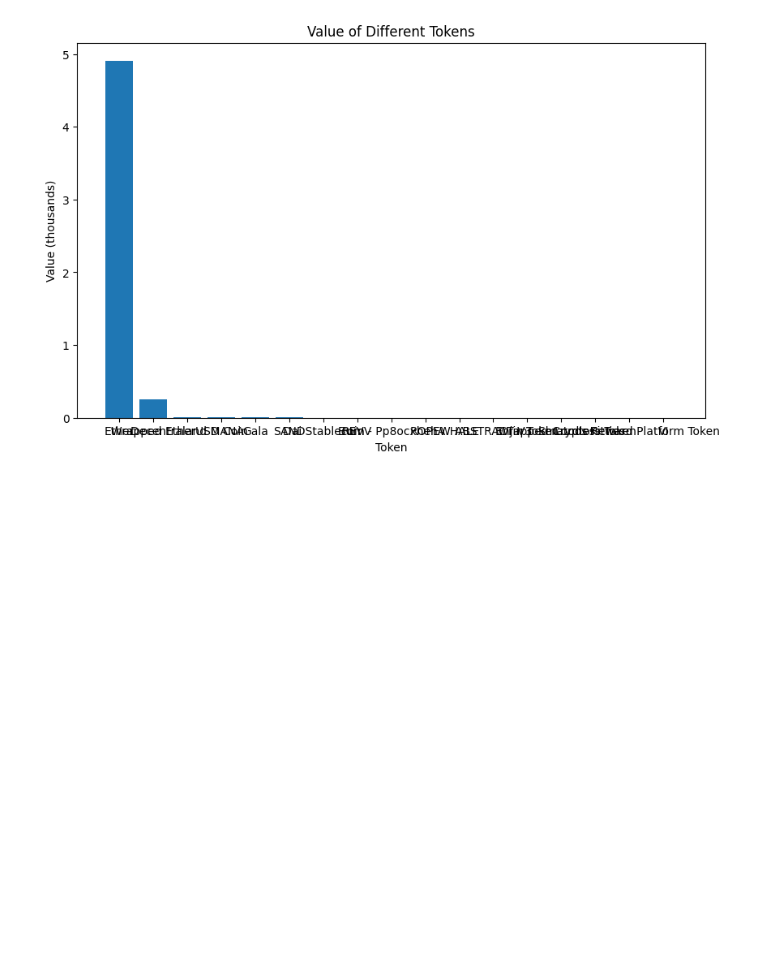
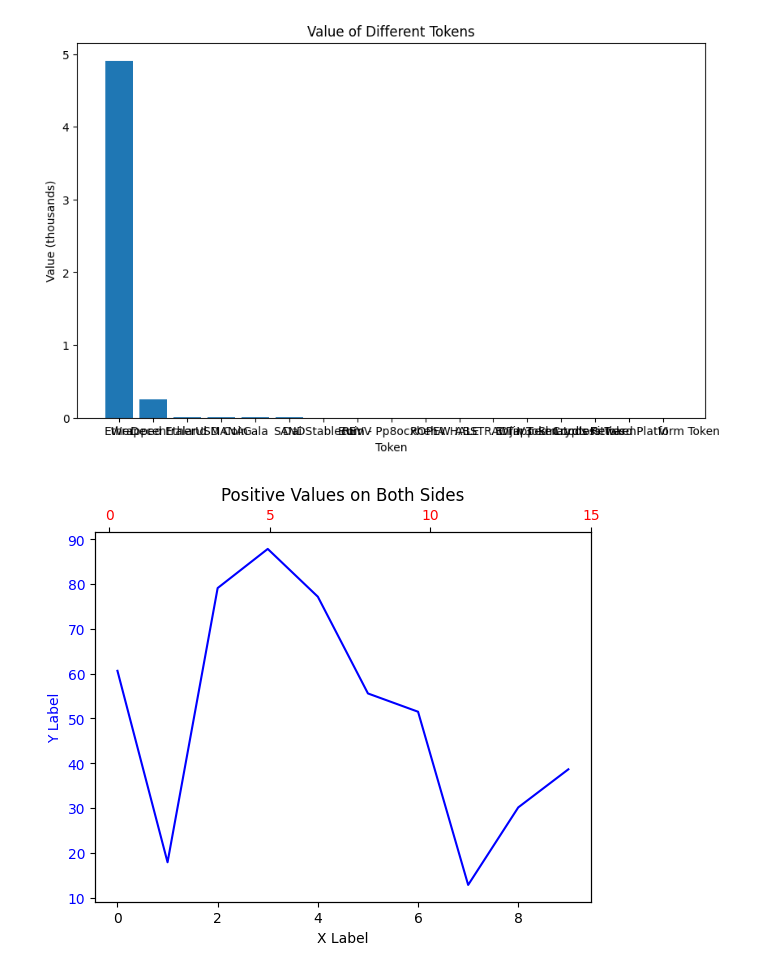
Before and after one commit to datakiptoo/Opensea, a Jupyter notebook: test.ipynb, the cells around one changed output. Cells and saved outputs as stored; diff of their text form; code cells hidden in the pictures; blank space fills up the shorter version.

```diff
--- a/test.ipynb
+++ b/test.ipynb
@@ -397,3 +397,35 @@ ax.set_title('Value of Different Tokens')
 plt.show()
 # %% [output]
 [figure]
+# %%
+import matplotlib.pyplot as plt
+import numpy as np
+
+# create some sample data
+x = np.arange(10)
+y = np.random.rand(10) * 100
+
+# create the first plot
+fig, ax1 = plt.subplots()
+ax1.plot(x, y, color='blue')
+ax1.set_ylabel('Y Label', color='blue')
+ax1.tick_params(axis='y', labelcolor='blue')
+
+# create the second x-axis on the top
+ax2 = ax1.twiny()
+ax2.set_xlim(ax1.get_xlim())
+ax2.tick_params(axis='x', labelcolor='red')
+
+# set the tick labels for the second x-axis
+new_tick_locations = np.arange(0, 20, 5)
+ax2.set_xticks(new_tick_locations)
+ax2.set_xticklabels(new_tick_locations, color='red')
+
+# set the label and title
+ax1.set_xlabel('X Label')
+ax1.set_title('Positive Values on Both Sides')
+
+# show the plot
+plt.show()
+# %% [output]
+[figure, added]
```
Also changed, not shown: parts of 2 cells of this notebook.
